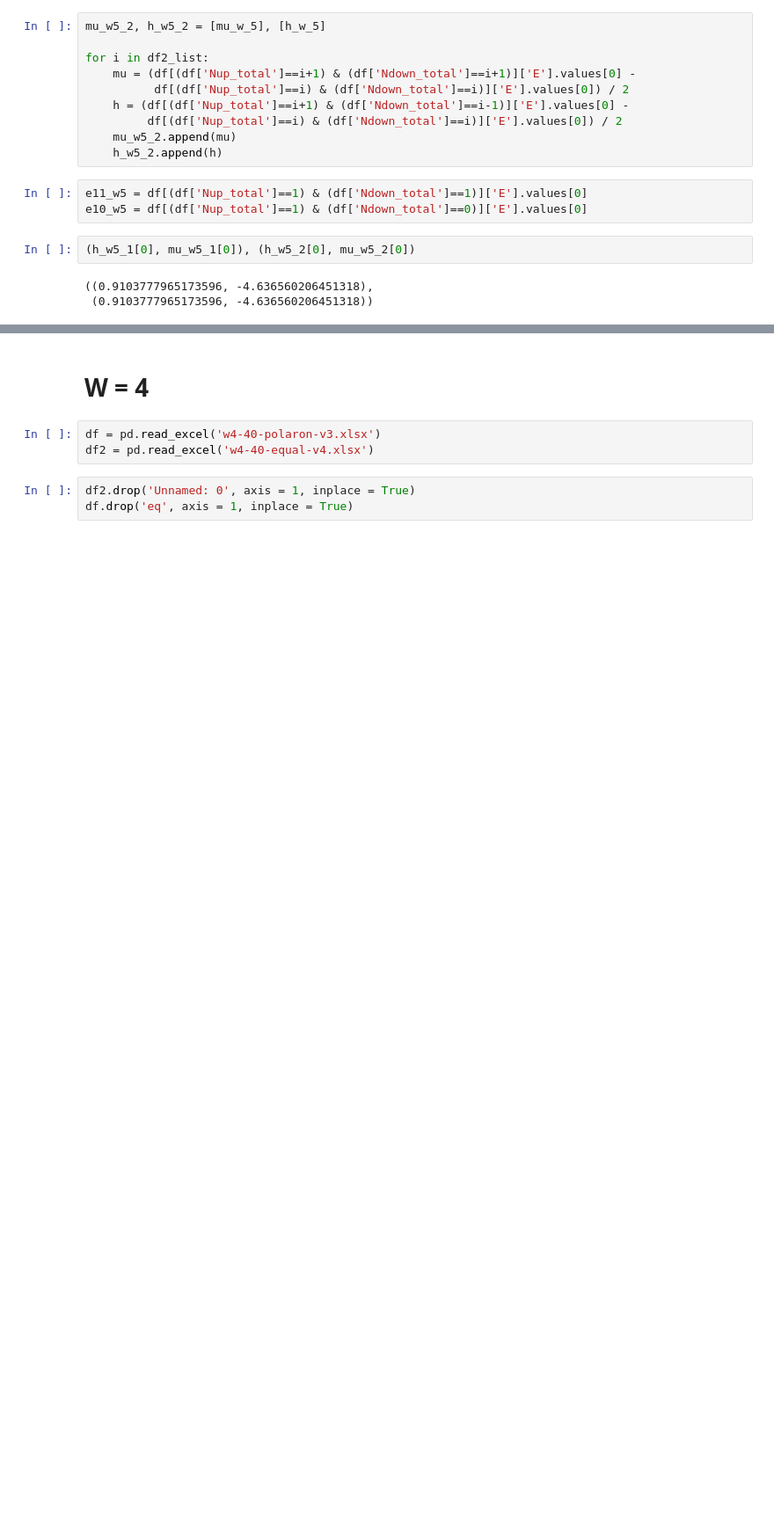
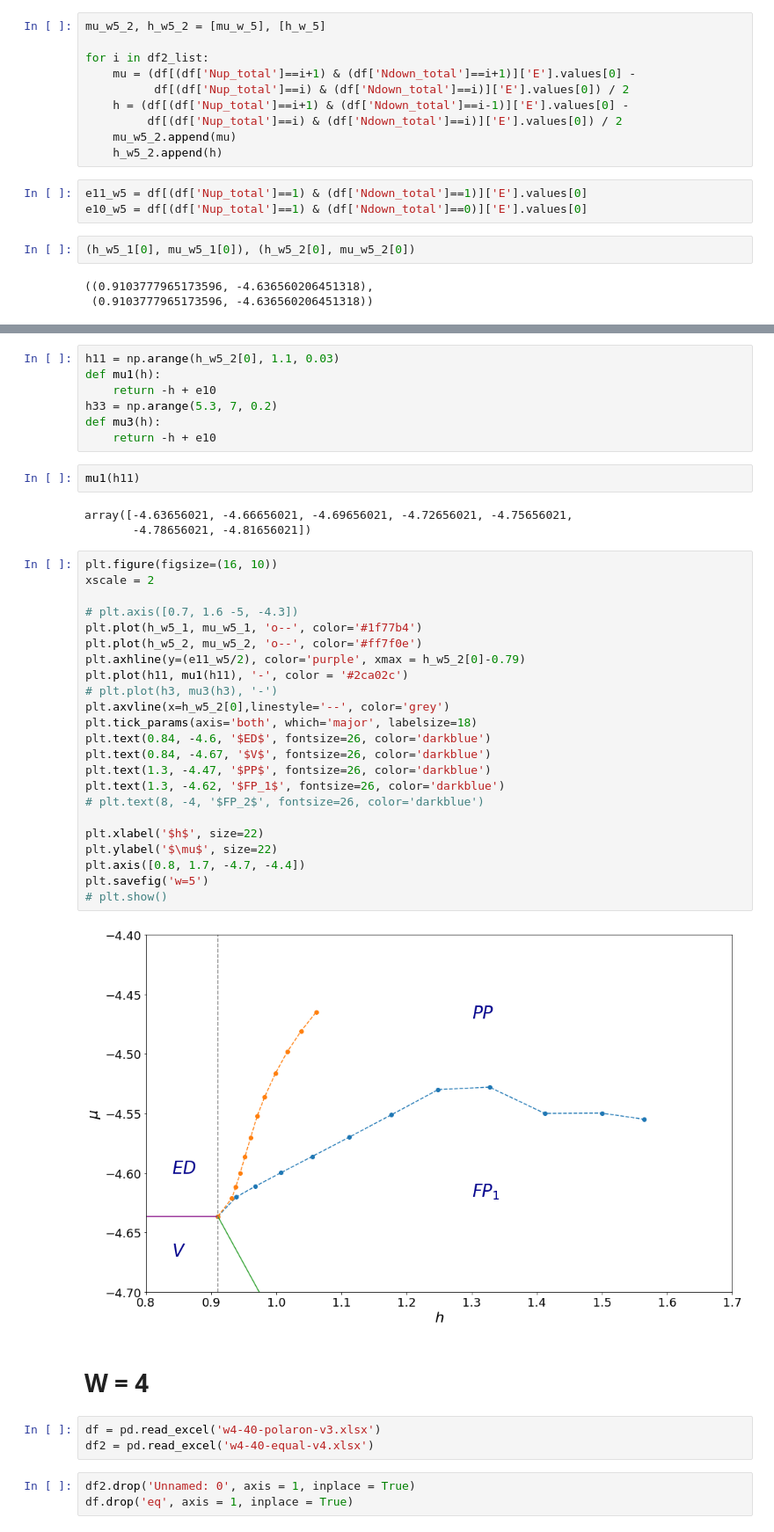
Before and after one commit to mindelly/diagrams2, a Jupyter notebook: 2,3,4,5 Comparison/comparison_2.ipynb, the cells around one changed output, grey strips where cells are left out. Shown at 88% size. Drawn from its saved outputs; the diff is of its cells as text; blank space fills up the shorter version.

```diff
--- a/2,3,4,5 Comparison/comparison_2.ipynb
+++ b/2,3,4,5 Comparison/comparison_2.ipynb
@@ -71,3 +66,40 @@ plt.legend()
+# %%
+h11 = np.arange(h_w5_2[0], 1.1, 0.03)
+def mu1(h):
+    return -h + e10
+h33 = np.arange(5.3, 7, 0.2)
+def mu3(h):
+    return -h + e10
+# %%
+mu1(h11)
+# %% [output]
+array([-4.63656021, -4.66656021, -4.69656021, -4.72656021, -4.75656021,
+       -4.78656021, -4.81656021])
+# %%
+plt.figure(figsize=(16, 10))
+xscale = 2
+
+# plt.axis([0.7, 1.6 -5, -4.3])
+plt.plot(h_w5_1, mu_w5_1, 'o--', color='#1f77b4')
+plt.plot(h_w5_2, mu_w5_2, 'o--', color='#ff7f0e')
+plt.axhline(y=(e11_w5/2), color='purple', xmax = h_w5_2[0]-0.79)
+plt.plot(h11, mu1(h11), '-', color = '#2ca02c')
+# plt.plot(h3, mu3(h3), '-')
+plt.axvline(x=h_w5_2[0],linestyle='--', color='grey')
+plt.tick_params(axis='both', which='major', labelsize=18)
+plt.text(0.84, -4.6, '$ED$', fontsize=26, color='darkblue')
+plt.text(0.84, -4.67, '$V$', fontsize=26, color='darkblue')
+plt.text(1.3, -4.47, '$PP$', fontsize=26, color='darkblue')
+plt.text(1.3, -4.62, '$FP_1$', fontsize=26, color='darkblue')
+# plt.text(8, -4, '$FP_2$', fontsize=26, color='darkblue')
+
+plt.xlabel('$h$', size=22)
+plt.ylabel('$\mu$', size=22)
+plt.axis([0.8, 1.7, -4.7, -4.4])
+plt.savefig('w=5')
+# plt.show()
+# %% [output]
+[figure, added]
 # %% [markdown]
 # W = 4
 # %%
```
Also changed, not shown: parts of 7 cells of this notebook, 7 other files.
